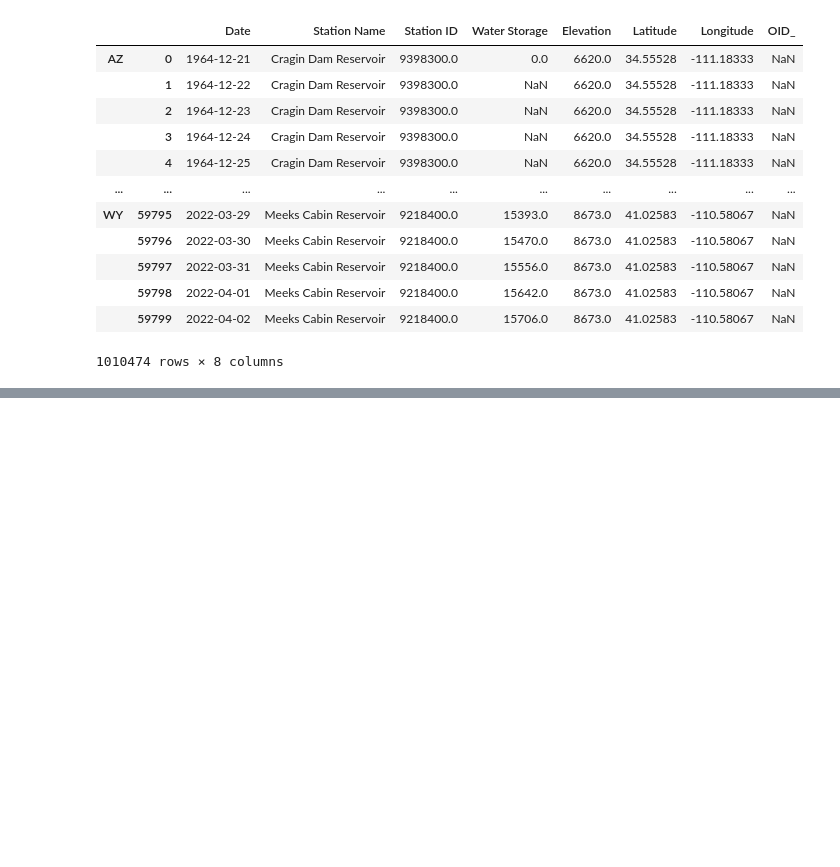
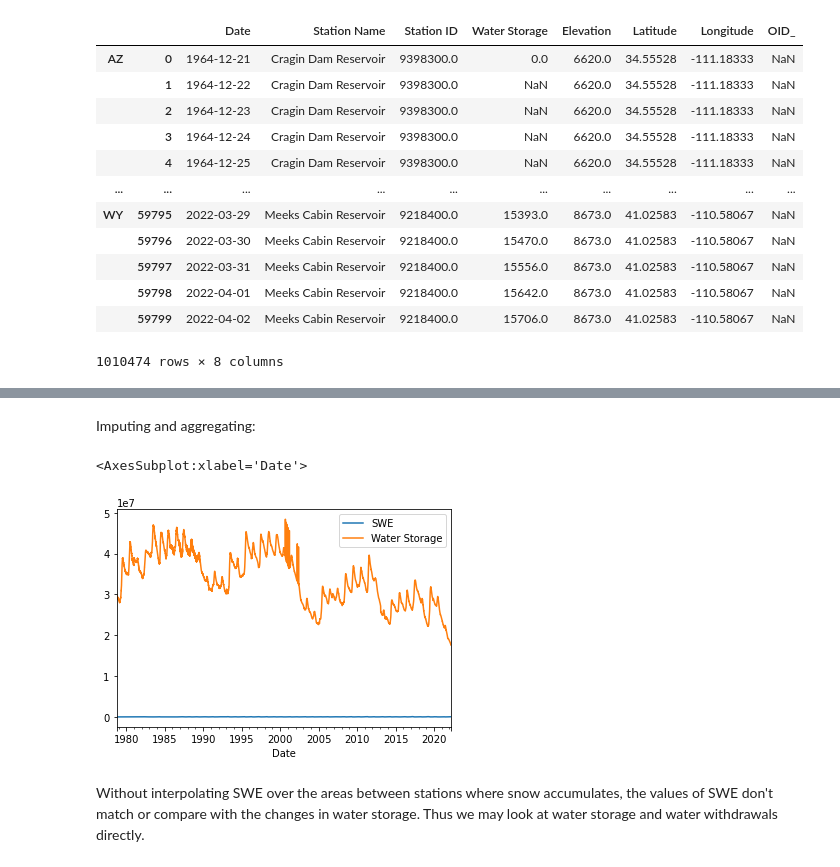
Before and after one commit to NaavSD/CO_River_Basin_SWE, a Jupyter notebook: Notebooks/Project_EDA.ipynb, the cells around one changed output, grey strips where cells are left out. Drawn from its saved outputs; the diff is of its cells as text; code cells hidden in the pictures; blank space fills up the shorter version.

Commit message:
Established dataset parameters. First visualization

```diff
--- a/Notebooks/Project_EDA.ipynb
+++ b/Notebooks/Project_EDA.ipynb
@@ -178,0 +208,24 @@ snow_data
+# %% [markdown]
+Imputing and aggregating:
+# %%
+def fix_na(df, interpolation_method='linear', fill_method='backfill'):
+    # interpolate and backfill
+
+    df = df.interpolate(method='linear').fillna(value=None, method='backfill', axis=None, limit=None, downcast=None).dropna(axis=1, how='all')
+    return df
+# %%
+fill_snow = fix_na(snow_data)
+fill_water = fix_na(water_data)
+
+ag_snow = snow_data.groupby(fill_snow.index).aggregate({'SWE' : 'sum'})
+ag_water = water_data.groupby(fill_water.index).aggregate({'Water Storage' : 'sum'})
+# %%
+masterdata = ag_snow.join(ag_water, how='left', on=ag_snow.index)
+masterdata = fix_na(masterdata)
+# %%
+masterdata.plot()
+# %% [output]
+<AxesSubplot:xlabel='Date'>
+[figure, added]
+# %% [markdown]
+Without interpolating SWE over the areas between stations where snow accumulates, the values of SWE don't match or compare with the changes in water storage. Thus we may look at water storage and water withdrawals directly.
```
Also changed, not shown: parts of 33 cells of this notebook, 15 other files.
